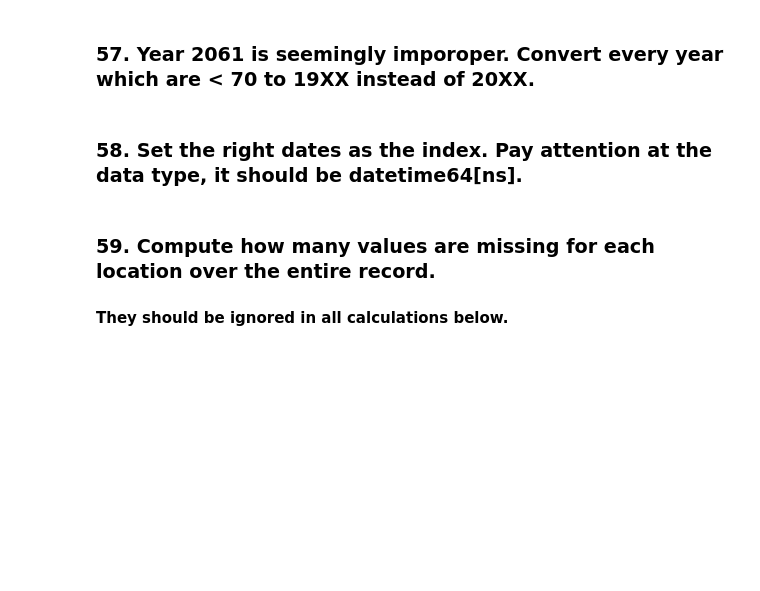
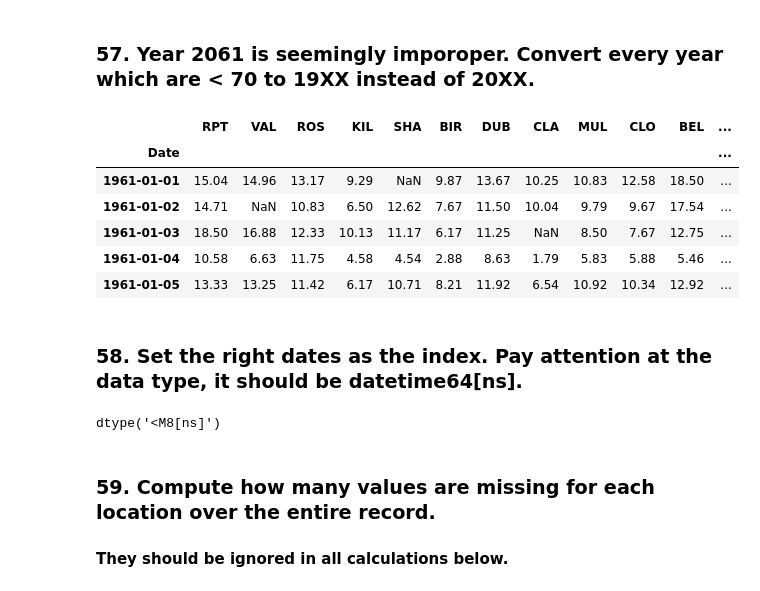
Before and after one commit to Flute22/Python, a Jupyter notebook: Practice/Basic Data Manipulation - Visualization Exercise/Basic_Data_Manipulation_Visualization_Exercise.ipynb, the cells around one changed output. Drawn from its saved outputs; the diff is of its cells as text; code cells hidden in the pictures; blank space fills up the shorter version.

```diff
--- a/Practice/Basic Data Manipulation - Visualization Exercise/Basic_Data_Manipulation_Visualization_Exercise.ipynb
+++ b/Practice/Basic Data Manipulation - Visualization Exercise/Basic_Data_Manipulation_Visualization_Exercise.ipynb
@@ -1329,0 +1325,11 @@ IndexError: list index out of range
+# %%
+# Step 1: Load the dateset using comma separation and merge the first 3 columns into a date (for merging I use parse_dates=[] parameter.)
+data = pd.read_csv('Datasets/wind.data', sep=',', parse_dates=[[0, 1, 2]])
+
+# Step 2: Rename the combined column to establish a clean primary namespace
+data = data.rename(columns={'Yr_Mo_Dy': 'Date'})
+
+# Step 3: Set the parsed date column as the official index
+data = data.set_index("Date")
+
+print(f'Expected Output Schema: \n\n{data.head()}')
@@ -1330,7 +1354,38 @@ IndexError: list index out of range
 # %% [markdown]
 ### 57. Year 2061 is seemingly imporoper. Convert every year which are < 70 to 19XX instead of 20XX.
+# %%
+# Step 1: Capture the current calender year from the host machine runtime.
+# This prevents hardcoding boundaries (e.g., automatically evaluates to 2026)
+current_year = pd.Timestamp.now().year
+
+# Step 2: Identify invalid dates using an index condition
+safe_timeline_condition = data.index.year <= current_year
+
+# Step 3: Apply the vectorized shift exclusively to dates.
+# If True ( <= 2026 ): Keep value. If False ( > 2026 ): Subtract 100 years.
+corrected_index = data.index.where(
+    safe_timeline_condition,
+    data.index - pd.DateOffset(years=100)
+)
+
+# Step 4: Assign the corrected index to the DataFrame
+data.index = corrected_index
+
+data.head()
+# %% [output]
+|  | RPT | VAL | ROS | KIL | SHA | BIR | DUB | CLA | MUL | CLO | BEL | ... |
+| Date |  |  |  |  |  |  |  |  |  |  |  | ... |
+| 1961-01-01 | 15.04 | 14.96 | 13.17 | 9.29 | NaN | 9.87 | 13.67 | 10.25 | 10.83 | 12.58 | 18.50 | ... |
+| 1961-01-02 | 14.71 | NaN | 10.83 | 6.50 | 12.62 | 7.67 | 11.50 | 10.04 | 9.79 | 9.67 | 17.54 | ... |
+| 1961-01-03 | 18.50 | 16.88 | 12.33 | 10.13 | 11.17 | 6.17 | 11.25 | NaN | 8.50 | 7.67 | 12.75 | ... |
+| 1961-01-04 | 10.58 | 6.63 | 11.75 | 4.58 | 4.54 | 2.88 | 8.63 | 1.79 | 5.83 | 5.88 | 5.46 | ... |
+| 1961-01-05 | 13.33 | 13.25 | 11.42 | 6.17 | 10.71 | 8.21 | 11.92 | 6.54 | 10.92 | 10.34 | 12.92 | ... |
 # %% [markdown]
 ### 58. Set the right dates as the index. Pay attention at the data type, it should be datetime64[ns].
+# %%
+data.index.dtype
+# %% [output]
+dtype('<M8[ns]')
 # %% [markdown]
 ### 59. Compute how many values are missing for each location over the entire record.
 #### They should be ignored in all calculations below.
```
Also changed, not shown: parts of 19 cells of this notebook.
